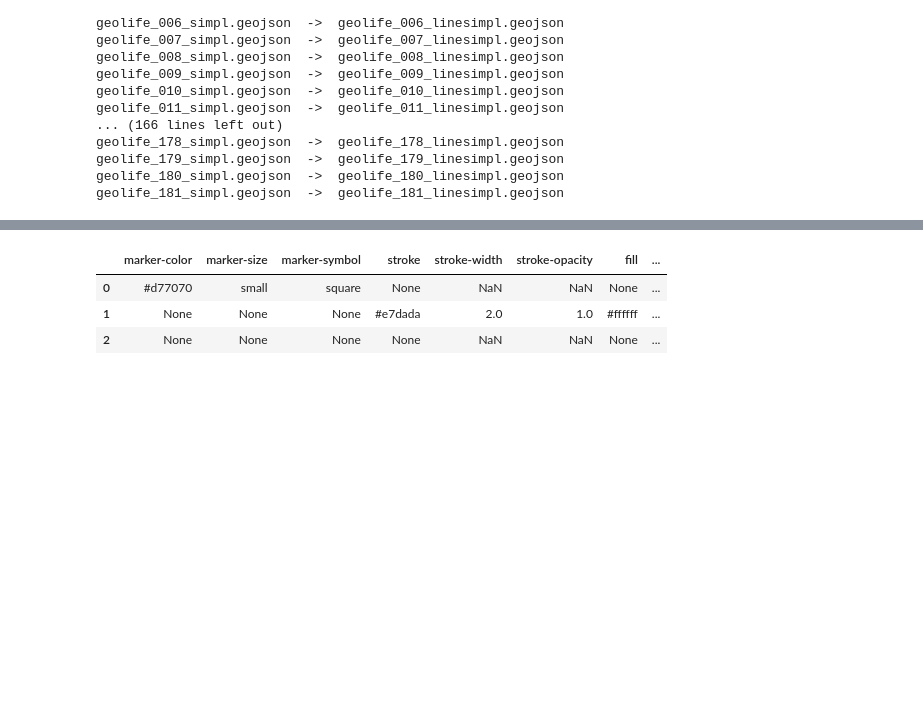
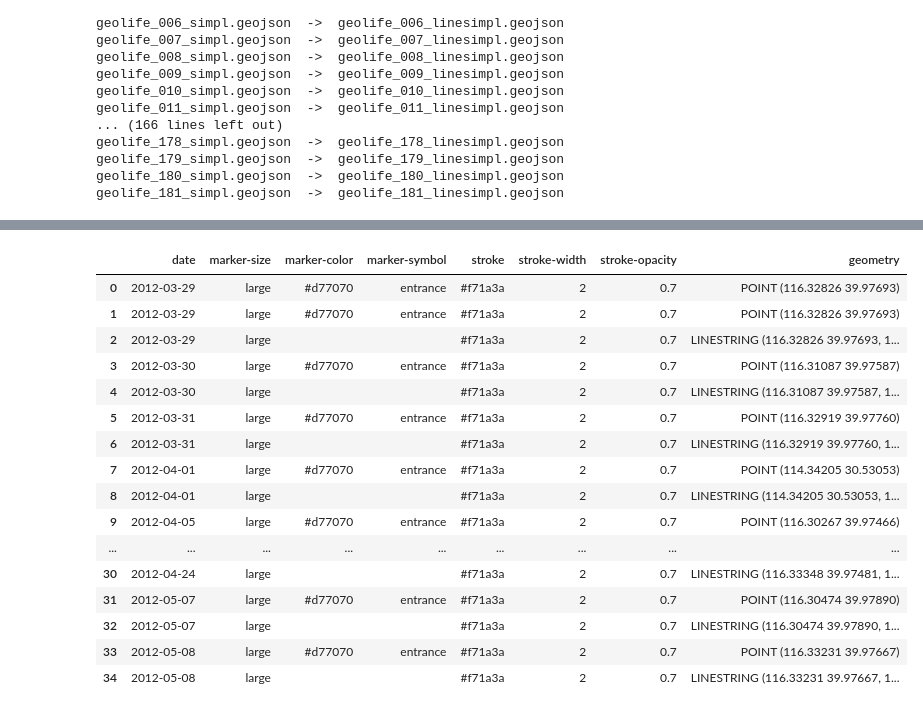
Before and after one commit to FacundoRo/GeoLife, a Jupyter notebook: GeolifePrj_01_df2geojson.ipynb, the cells around one changed output, grey strips where cells are left out. Saved outputs shown, nothing was run; the diff lists cells and outputs as text; code cells hidden in the pictures; blank space fills up the shorter version.

```diff
--- a/GeolifePrj_01_df2geojson.ipynb
+++ b/GeolifePrj_01_df2geojson.ipynb
@@ -270,9 +423,22 @@ df['marker-color']="small"
 # %%
 
-dfxb = geopandas.read_file("map.geojson")
+dfxb = geopandas.read_file("geolife_159_linesimpl2.geojson")
 dfxb
 # %% [output]
-|  | marker-color | marker-size | marker-symbol | stroke | stroke-width | stroke-opacity | fill | ... |
-| 0 | #d77070 | small | square | None | NaN | NaN | None | ... |
-| 1 | None | None | None | #e7dada | 2.0 | 1.0 | #ffffff | ... |
-| 2 | None | None | None | None | NaN | NaN | None | ... |
+|  | date | marker-size | marker-color | marker-symbol | stroke | stroke-width | stroke-opacity | geometry |
+| 0 | 2012-03-29 | large | #d77070 | entrance | #f71a3a | 2 | 0.7 | POINT (116.32826 39.97693) |
+| 1 | 2012-03-29 | large | #d77070 | entrance | #f71a3a | 2 | 0.7 | POINT (116.32826 39.97693) |
+| 2 | 2012-03-29 | large |  |  | #f71a3a | 2 | 0.7 | LINESTRING (116.32826 39.97693, 1... |
+| 3 | 2012-03-30 | large | #d77070 | entrance | #f71a3a | 2 | 0.7 | POINT (116.31087 39.97587) |
+| 4 | 2012-03-30 | large |  |  | #f71a3a | 2 | 0.7 | LINESTRING (116.31087 39.97587, 1... |
+| 5 | 2012-03-31 | large | #d77070 | entrance | #f71a3a | 2 | 0.7 | POINT (116.32919 39.97760) |
+| 6 | 2012-03-31 | large |  |  | #f71a3a | 2 | 0.7 | LINESTRING (116.32919 39.97760, 1... |
+| 7 | 2012-04-01 | large | #d77070 | entrance | #f71a3a | 2 | 0.7 | POINT (114.34205 30.53053) |
+| 8 | 2012-04-01 | large |  |  | #f71a3a | 2 | 0.7 | LINESTRING (114.34205 30.53053, 1... |
+| 9 | 2012-04-05 | large | #d77070 | entrance | #f71a3a | 2 | 0.7 | POINT (116.30267 39.97466) |
+| ... | ... | ... | ... | ... | ... | ... | ... | ... |
+| 30 | 2012-04-24 | large |  |  | #f71a3a | 2 | 0.7 | LINESTRING (116.33348 39.97481, 1... |
+| 31 | 2012-05-07 | large | #d77070 | entrance | #f71a3a | 2 | 0.7 | POINT (116.30474 39.97890) |
+| 32 | 2012-05-07 | large |  |  | #f71a3a | 2 | 0.7 | LINESTRING (116.30474 39.97890, 1... |
+| 33 | 2012-05-08 | large | #d77070 | entrance | #f71a3a | 2 | 0.7 | POINT (116.33231 39.97667) |
+| 34 | 2012-05-08 | large |  |  | #f71a3a | 2 | 0.7 | LINESTRING (116.33231 39.97667, 1... |
```
Also changed, not shown: parts of 24 cells of this notebook, 3 other files.
